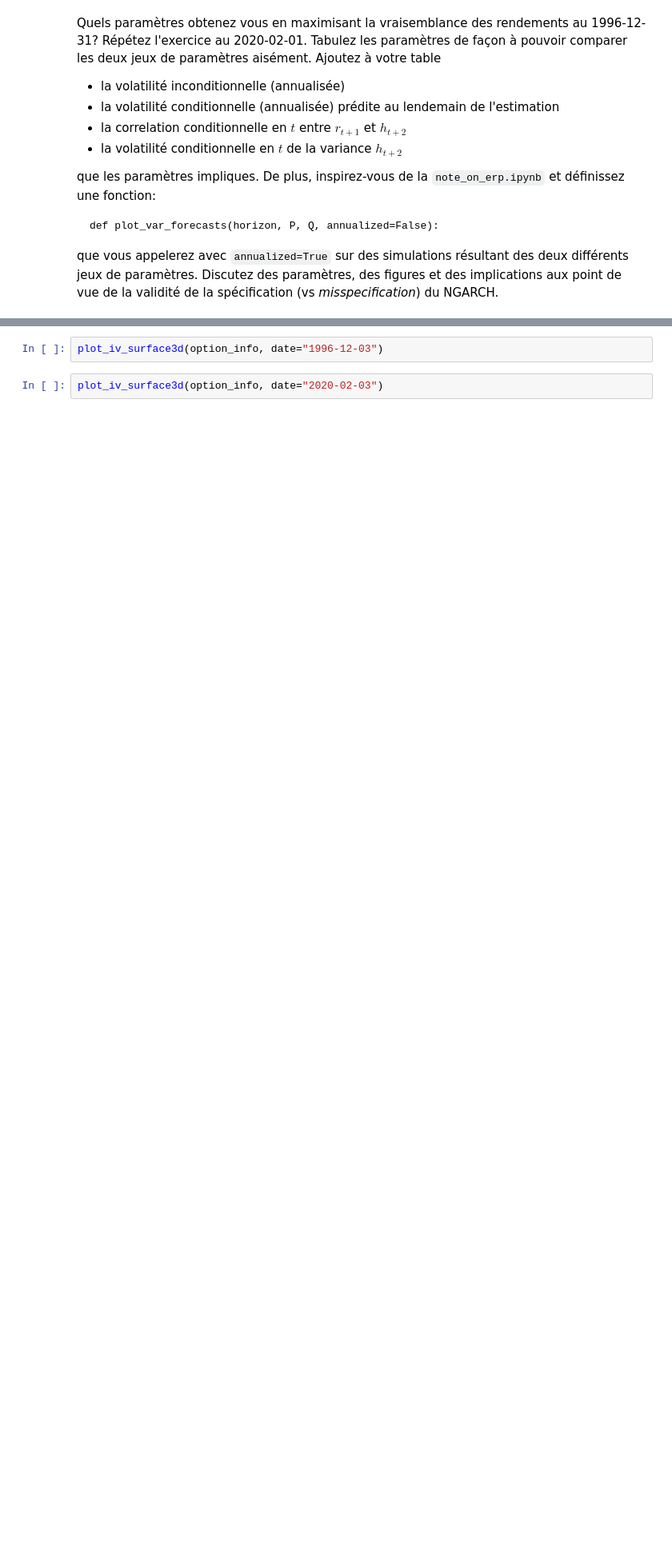
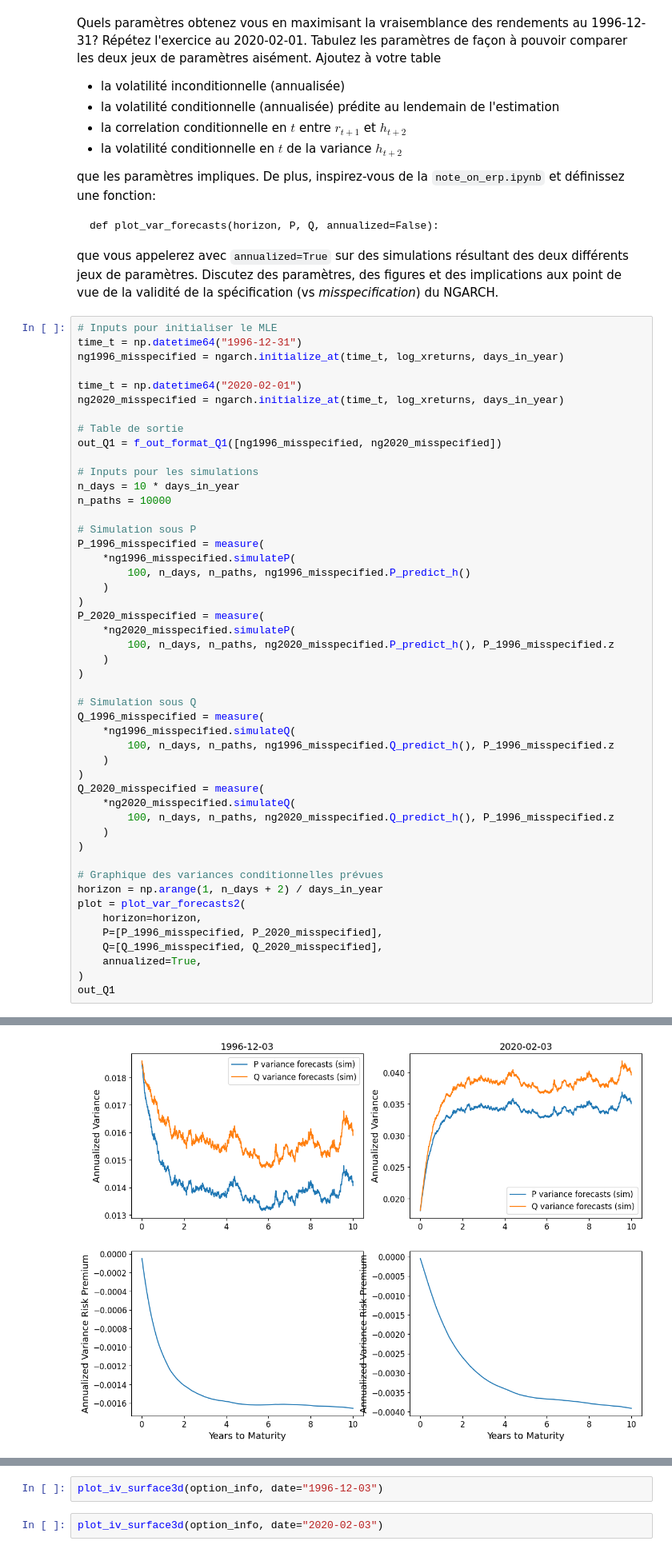
Before and after one commit to widelc/TP2_PD, a Jupyter notebook: assignment2.ipynb, the cells around one changed output, grey strips where cells are left out. Shown at 80% size. Cells and saved outputs as stored; diff of their text form; blank space fills up the shorter version.

````diff
--- a/assignment2.ipynb
+++ b/assignment2.ipynb
@@ -48,3 +49,52 @@ que les paramètres impliques. De plus, inspirez-vous de la `note_on_erp.ipynb`
 def plot_var_forecasts(horizon, P, Q, annualized=False):
 ```
 que vous appelerez avec `annualized=True` sur des simulations résultant des deux différents jeux de paramètres. Discutez des paramètres, des figures et des implications aux point de vue de la validité de la spécification (vs *misspecification*) du NGARCH.
+# %%
+# Inputs pour initialiser le MLE
+time_t = np.datetime64("1996-12-31")
+ng1996_misspecified = ngarch.initialize_at(time_t, log_xreturns, days_in_year)
+
+time_t = np.datetime64("2020-02-01")
+ng2020_misspecified = ngarch.initialize_at(time_t, log_xreturns, days_in_year)
+
+# Table de sortie
+out_Q1 = f_out_format_Q1([ng1996_misspecified, ng2020_misspecified])
+
+# Inputs pour les simulations
+n_days = 10 * days_in_year
+n_paths = 10000
+
+# Simulation sous P
+P_1996_misspecified = measure(
+    *ng1996_misspecified.simulateP(
+        100, n_days, n_paths, ng1996_misspecified.P_predict_h()
+    )
+)
+P_2020_misspecified = measure(
+    *ng2020_misspecified.simulateP(
+        100, n_days, n_paths, ng2020_misspecified.P_predict_h(), P_1996_misspecified.z
+    )
+)
+
+# Simulation sous Q
+Q_1996_misspecified = measure(
+    *ng1996_misspecified.simulateQ(
+        100, n_days, n_paths, ng1996_misspecified.Q_predict_h(), P_1996_misspecified.z
+    )
+)
+Q_2020_misspecified = measure(
+    *ng2020_misspecified.simulateQ(
+        100, n_days, n_paths, ng2020_misspecified.Q_predict_h(), P_1996_misspecified.z
+    )
+)
+
+# Graphique des variances conditionnelles prévues
+horizon = np.arange(1, n_days + 2) / days_in_year
+plot = plot_var_forecasts2(
+    horizon=horizon,
+    P=[P_1996_misspecified, P_2020_misspecified],
+    Q=[Q_1996_misspecified, Q_2020_misspecified],
+    annualized=True,
+)
+out_Q1
+# %% [output]
@@ -51,2 +104,3 @@ que vous appelerez avec `annualized=True` sur des simulations résultant des deu
+[figure, added]
 # %%
 # Inputs pour initialiser le MLE
````
Also changed, not shown: parts of 12 cells of this notebook, 1 other file.
